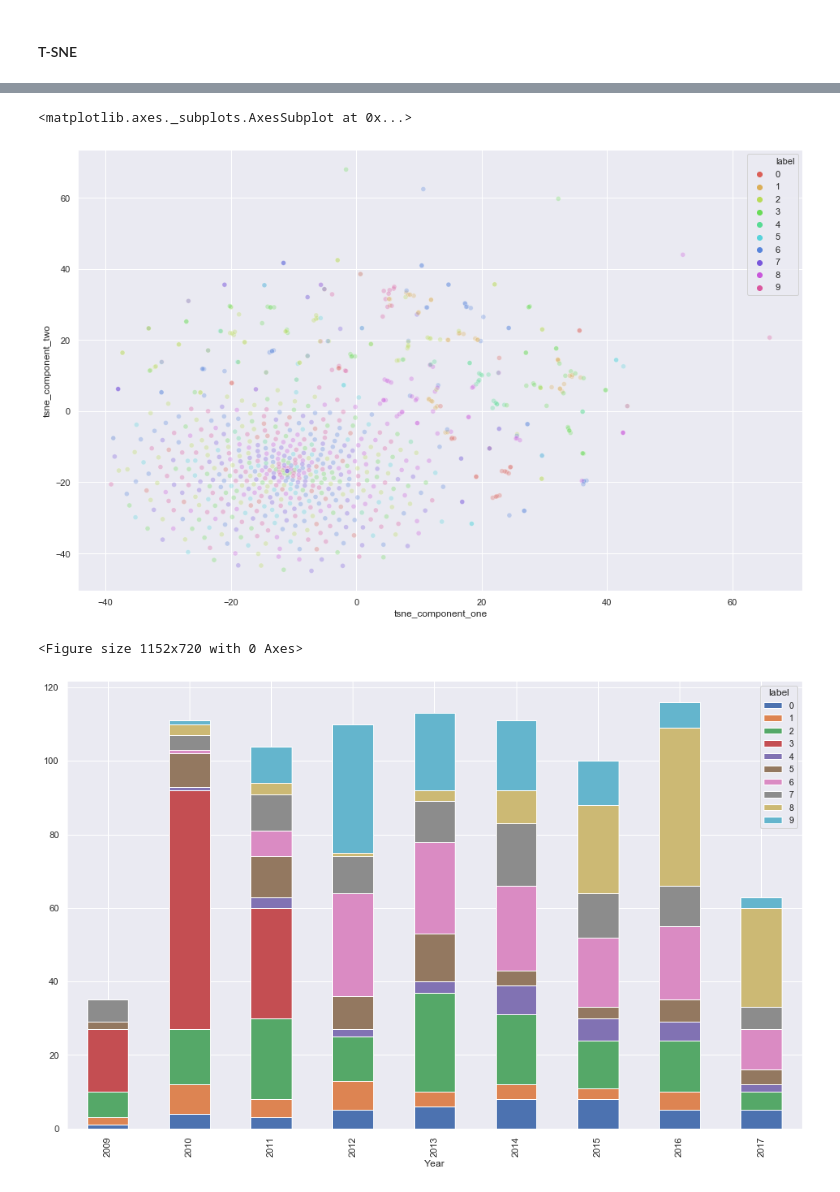
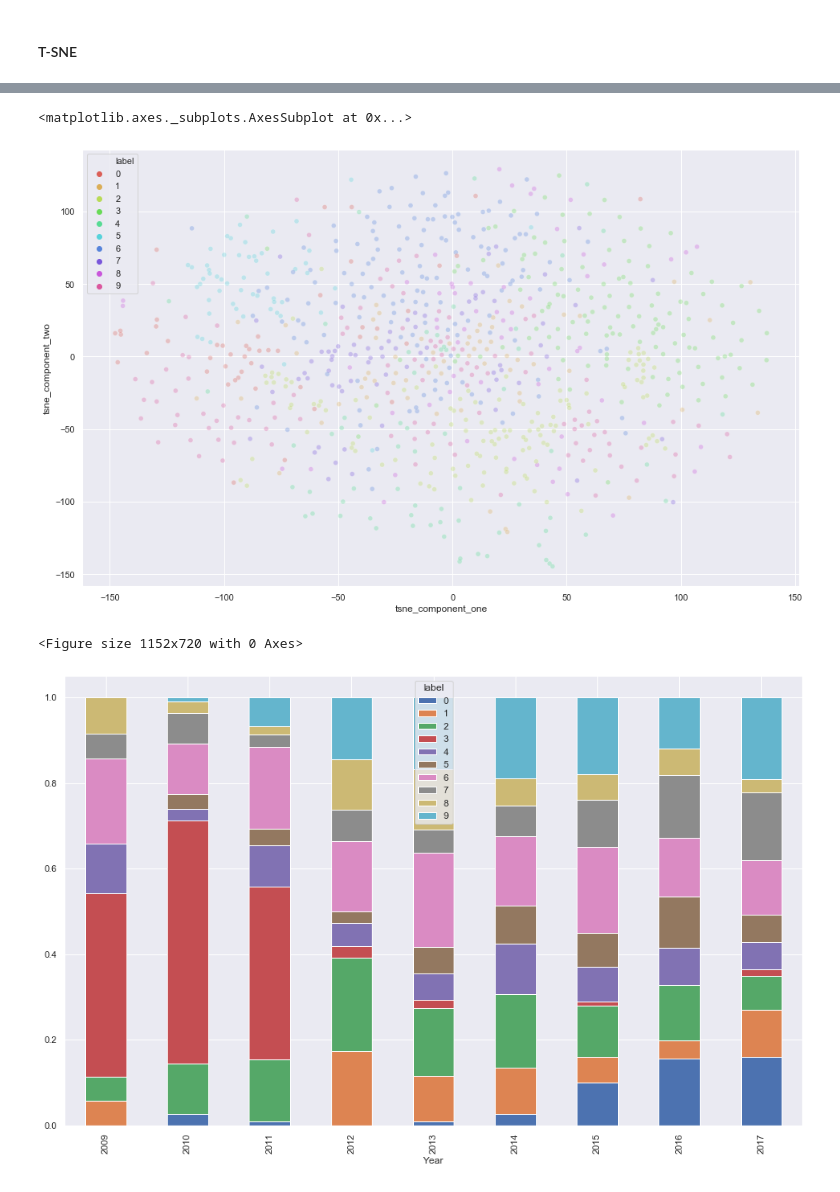
Before and after one commit to carlomarxdk/danish-parlament-text, a Jupyter notebook: 3_TF_IDF.ipynb, the cells around one changed output, grey strips where cells are left out. Cells and saved outputs as stored; diff of their text form; code cells hidden in the pictures.

```diff
--- a/3_TF_IDF.ipynb
+++ b/3_TF_IDF.ipynb
@@ -90,7 +90,7 @@ plt.show() ## to find the most optimal K -> optimal K is when the graph levels o
 # %%
 k = 10
 #kmeans = KMeans(n_clusters=3).fit(df_x[words])
-kmeans = KMeans(n_clusters=k, n_init=100, max_iter=1000).fit(pca_result)
+kmeans = KMeans(n_clusters=k, n_init=10, max_iter=2000, algorithm='full').fit(pca_result)
 df_x['label'] = kmeans.labels_
 # %%
 plt.figure(figsize=(16,10))
@@ -109,7 +109,7 @@ sns.scatterplot(
 #### T-SNE
 # %%
 time_start = time.time()
-tsne = TSNE(n_components=2, verbose=1, perplexity=2, n_iter=500)
+tsne = TSNE(n_components=2, verbose=1, perplexity=10, n_iter=1000)
 #tsne_results = tsne.fit_transform(df_x[words])
 tsne_results = tsne.fit_transform(pca_result)
 print('t-SNE done! Time elapsed: {} seconds'.format(time.time()-time_start))
@@ -137,14 +137,15 @@ sns.scatterplot(
 )
 # %% [output]
 <matplotlib.axes._subplots.AxesSubplot at 0x...>
-[figure, old version]
+[figure, new version]
 # %%
 plt.figure(figsize=(16,10))
-df_x.groupby(['Year', 'label'])['Meeting'].count().unstack().plot(kind='bar', stacked=True,  figsize=(16,10))
+df_ = df_x.groupby(['Year', 'label'])['Meeting'].count().unstack()
+df_ = df_.div(df_.sum(axis=1),axis=0).plot(kind='bar', stacked=True,  figsize=(16,10))
 plt.show()
 # %% [output]
 <Figure size 1152x720 with 0 Axes>
-[figure, old version]
+[figure, new version]
 # %%
 original_space_centroids = svd.inverse_transform(kmeans.cluster_centers_)
 order_centroids = original_space_centroids.argsort()[:, ::-1]
```
Also changed, not shown: parts of 4 cells of this notebook.
